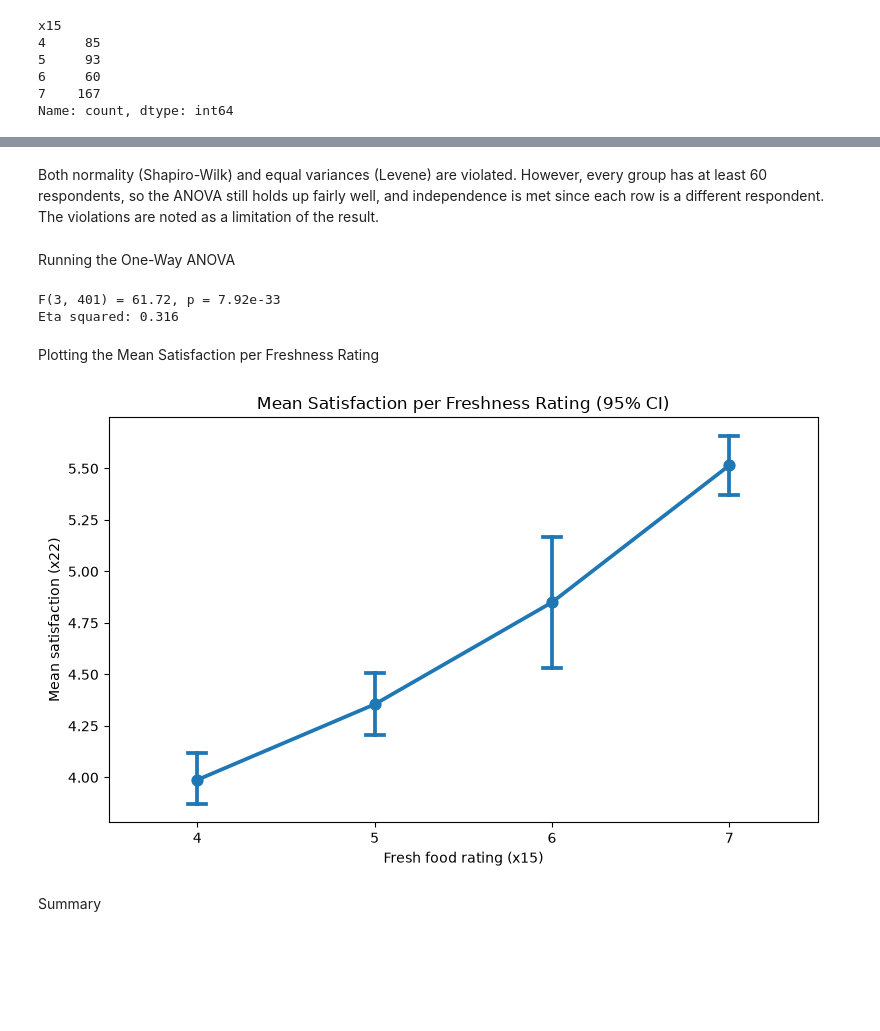
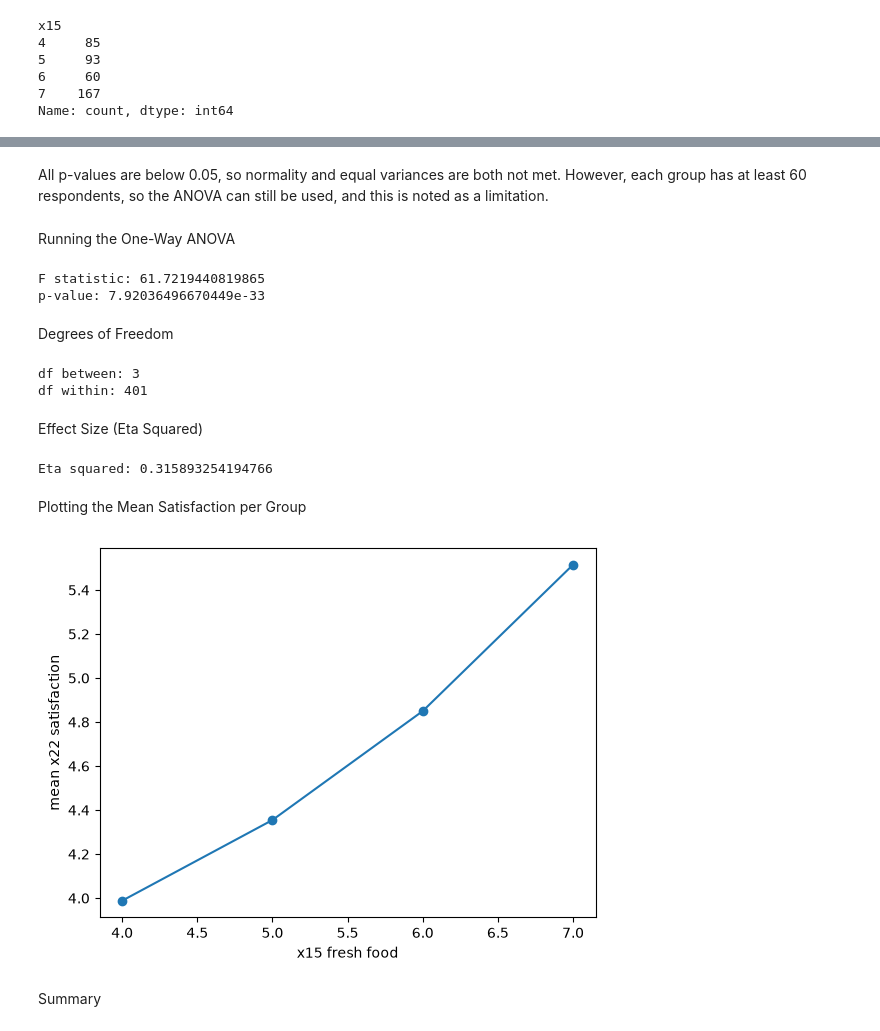
Before and after one commit to Dawngend/School-Works, a Jupyter notebook: Statistical Analysis and Modeling/PAMESA - M2-Technical.ipynb, the cells around one changed output, grey strips where cells are left out. Cells and saved outputs as stored; diff of their text form; code cells hidden in the pictures; blank space fills up the shorter version.

```diff
--- a/Statistical Analysis and Modeling/PAMESA - M2-Technical.ipynb
+++ b/Statistical Analysis and Modeling/PAMESA - M2-Technical.ipynb
@@ -207,34 +204,49 @@ plt.show()
 # %% [markdown]
-Both normality (Shapiro-Wilk) and equal variances (Levene) are violated. However, every group has at least 60 respondents, so the ANOVA still holds up fairly well, and independence is met since each row is a different respondent. The violations are noted as a limitation of the result.
+All p-values are below 0.05, so normality and equal variances are both not met. However, each group has at least 60 respondents, so the ANOVA can still be used, and this is noted as a limitation.
 # %% [markdown]
 Running the One-Way ANOVA
+# %%
+f_stat, p_value = stats.f_oneway(g4, g5, g6, g7)
+print("F statistic:", f_stat)
+print("p-value:", p_value)
+# %% [output]
+F statistic: 61.7219440819865
+p-value: 7.92036496670449e-33
+# %% [markdown]
+Degrees of Freedom
+# %%
+df_between = 4 - 1
+df_within = len(df) - 4
+print("df between:", df_between)
+print("df within:", df_within)
+# %% [output]
+df between: 3
+df within: 401
+# %% [markdown]
+Effect Size (Eta Squared)
 # %%
-f_stat, p_value = stats.f_oneway(*groups)
+grand_mean = df["x22"].mean()
 
-grand_mean = df["x22"].mean()
-ss_between = sum(len(g) * (g.mean() - grand_mean) ** 2 for g in groups)
+ss_between = 0
+for g in [g4, g5, g6, g7]:
+    ss_between = ss_between + len(g) * (g.mean() - grand_mean) ** 2
+
 ss_total = ((df["x22"] - grand_mean) ** 2).sum()
+
 eta_squared = ss_between / ss_total
-
-df_between = len(groups) - 1
-df_within = len(df) - len(groups)
-
-print(f"F({df_between}, {df_within}) = {f_stat:.2f}, p = {p_value:.2e}")
-print(f"Eta squared: {eta_squared:.3f}")
+print("Eta squared:", eta_squared)
 # %% [output]
-F(3, 401) = 61.72, p = 7.92e-33
-Eta squared: 0.316
+Eta squared: 0.315893254194766
 # %% [markdown]
-Plotting the Mean Satisfaction per Freshness Rating
+Plotting the Mean Satisfaction per Group
-# %%
-plt.figure(figsize=(8, 5))
-sns.pointplot(x="x15", y="x22", data=df, errorbar=("ci", 95), capsize=0.1)
-plt.title("Mean Satisfaction per Freshness Rating (95% CI)")
-plt.xlabel("Fresh food rating (x15)")
-plt.ylabel("Mean satisfaction (x22)")
-plt.tight_layout()
-plt.show()
-# %% [output]
-[figure, removed]
+# %%
+means = df.groupby("x15")["x22"].mean()
+
+plt.plot(means.index, means.values, marker="o")
+plt.xlabel("x15 fresh food")
+plt.ylabel("mean x22 satisfaction")
+plt.show()
+# %% [output]
+[figure, added]
 # %% [markdown]
 Summary
```
Also changed, not shown: parts of 36 cells of this notebook.
